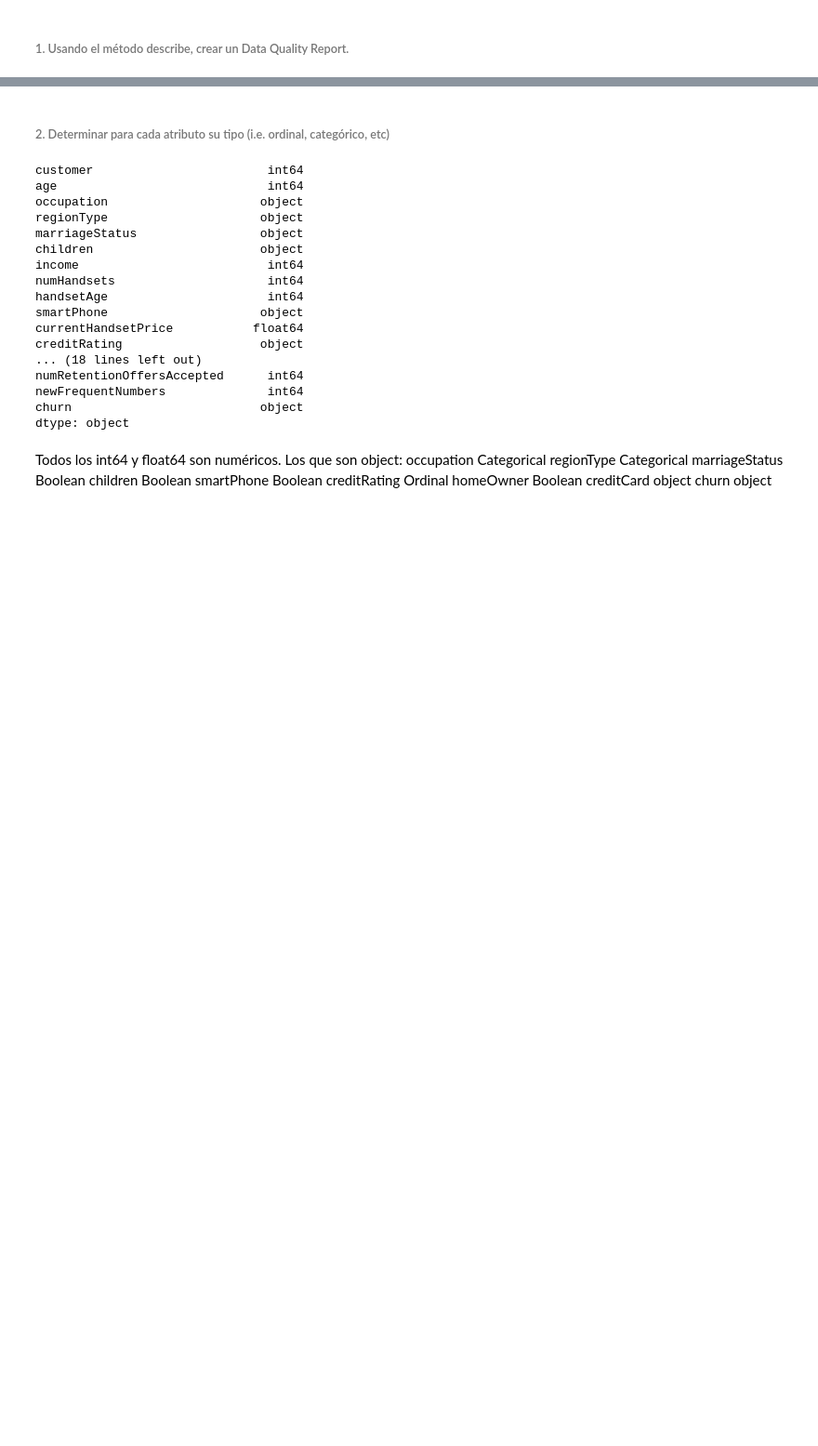
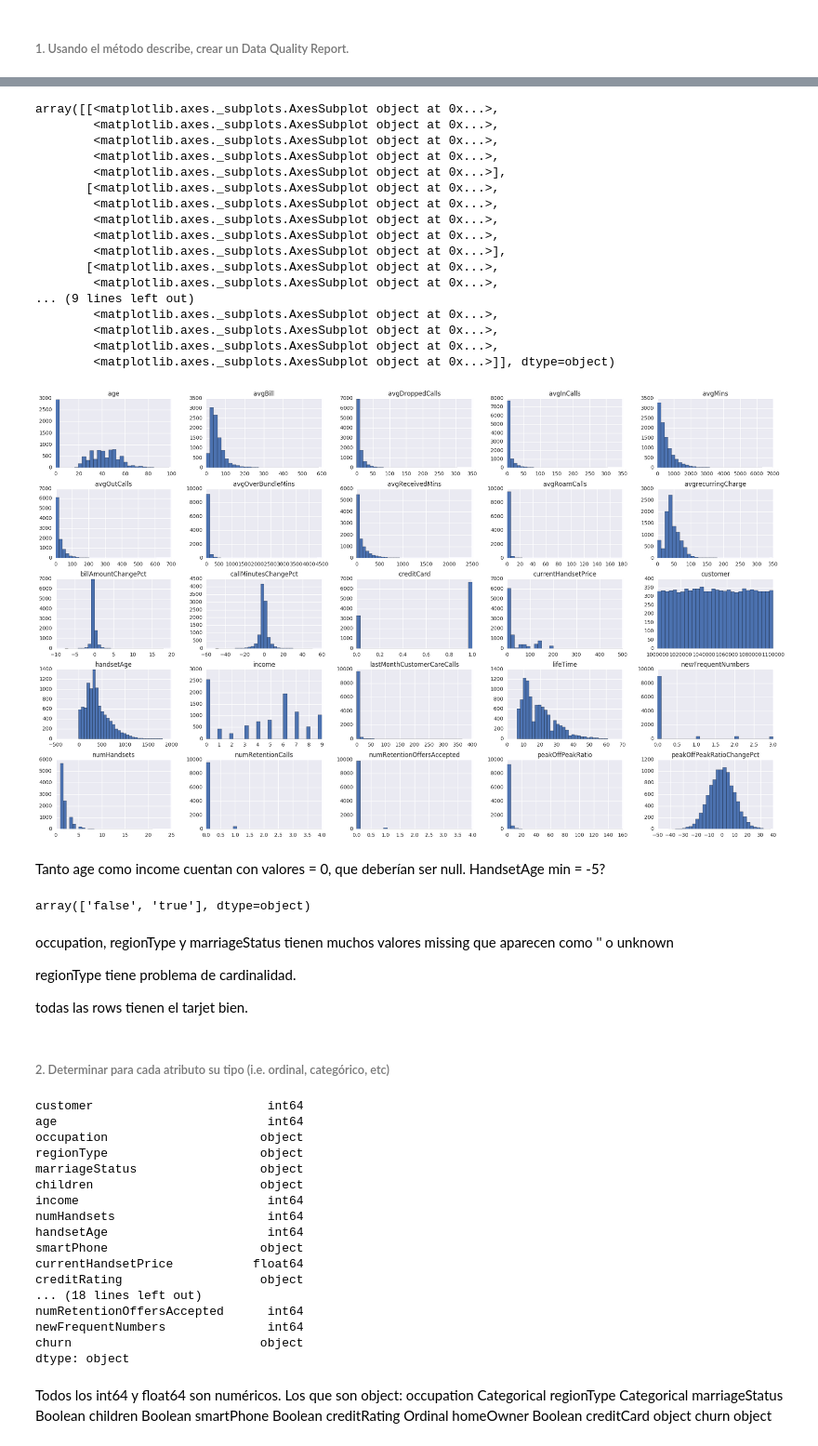
Before and after one commit to ibabicuy/Big_Data_Obligatorio_II, a Jupyter notebook: Obligatorio_II.ipynb, the cells around one changed output, grey strips where cells are left out. Shown at 93% size. Cells and saved outputs as stored; diff of their text form; code cells hidden in the pictures; blank space fills up the shorter version.

```diff
--- a/Obligatorio_II.ipynb
+++ b/Obligatorio_II.ipynb
@@ -92,3 +83,37 @@ pd_df.describe(include=[object])
+# %%
+pd_df.hist(figsize=(25,15),bins=30)
+# %% [output]
+array([[<matplotlib.axes._subplots.AxesSubplot object at 0x...>,
+        <matplotlib.axes._subplots.AxesSubplot object at 0x...>,
+        <matplotlib.axes._subplots.AxesSubplot object at 0x...>,
+        <matplotlib.axes._subplots.AxesSubplot object at 0x...>,
+        <matplotlib.axes._subplots.AxesSubplot object at 0x...>],
+       [<matplotlib.axes._subplots.AxesSubplot object at 0x...>,
+        <matplotlib.axes._subplots.AxesSubplot object at 0x...>,
+        <matplotlib.axes._subplots.AxesSubplot object at 0x...>,
+        <matplotlib.axes._subplots.AxesSubplot object at 0x...>,
+        <matplotlib.axes._subplots.AxesSubplot object at 0x...>],
+       [<matplotlib.axes._subplots.AxesSubplot object at 0x...>,
+        <matplotlib.axes._subplots.AxesSubplot object at 0x...>,
+... (9 lines left out)
+        <matplotlib.axes._subplots.AxesSubplot object at 0x...>,
+        <matplotlib.axes._subplots.AxesSubplot object at 0x...>,
+        <matplotlib.axes._subplots.AxesSubplot object at 0x...>,
+        <matplotlib.axes._subplots.AxesSubplot object at 0x...>]], dtype=object)
+[figure, added]
+# %% [markdown]
+Tanto age como income cuentan con valores = 0, que deberían ser null.
+HandsetAge min = -5?
+# %%
+pd_df.churn.unique()
+# %% [output]
+array(['false', 'true'], dtype=object)
+# %% [markdown]
+occupation, regionType y marriageStatus tienen muchos valores missing que aparecen como '' o unknown
+
+regionType tiene problema de cardinalidad.
+
+todas las rows tienen el tarjet bien.
 # %% [markdown]
 ###### 2. Determinar para cada atributo su tipo (i.e. ordinal, categórico, etc)
 # %%
```
Also changed, not shown: parts of 77 cells of this notebook, 3 other files.
